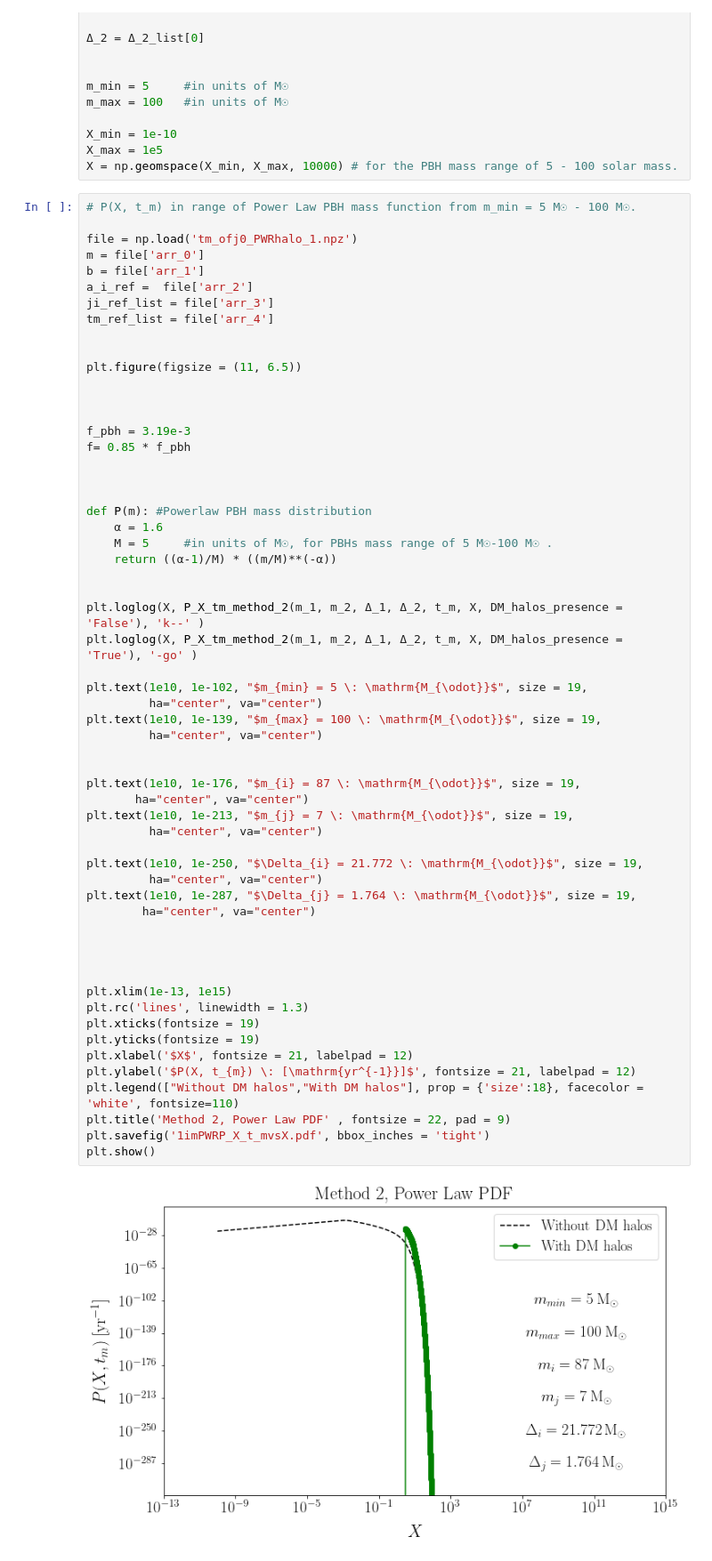
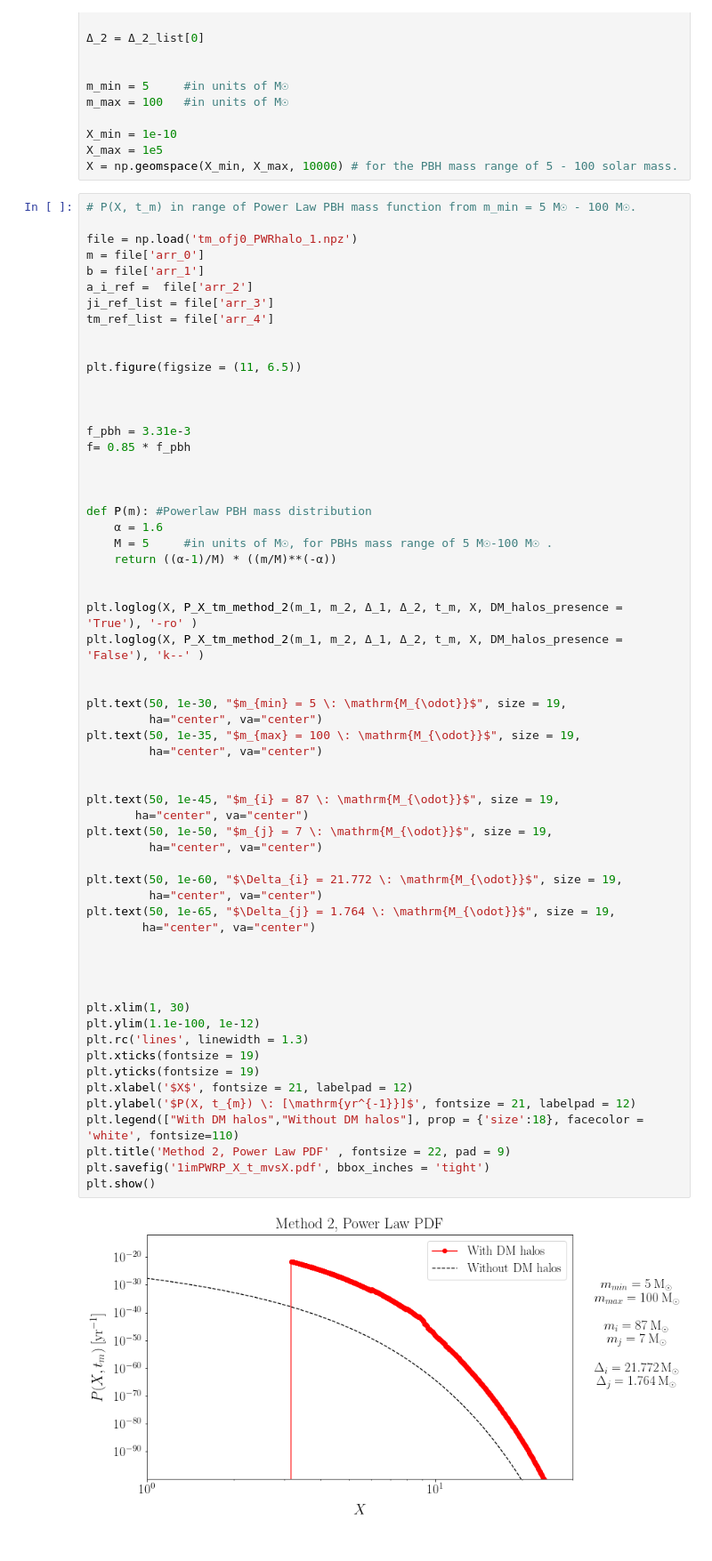
Before and after one commit to pratibhajangra591/Ifca-github, a Jupyter notebook: distributions_method2.ipynb, the cells around one changed output. Shown at 89% size. Cells and saved outputs as stored; diff of their text form.

```diff
--- a/distributions_method2.ipynb
+++ b/distributions_method2.ipynb
@@ -269,7 +269,7 @@ plt.figure(figsize = (11, 6.5))
 
 
 
-f_pbh = 3.19e-3
+f_pbh = 3.31e-3
 f= 0.85 * f_pbh
 
 
@@ -277,43 +277,45 @@ f= 0.85 * f_pbh
 def P(m): #Powerlaw PBH mass distribution
     α = 1.6
     M = 5     #in units of M☉, for PBHs mass range of 5 M☉-100 M☉ .
     return ((α-1)/M) * ((m/M)**(-α))
 
 
+plt.loglog(X, P_X_tm_method_2(m_1, m_2, Δ_1, Δ_2, t_m, X, DM_halos_presence = 'True'), '-ro' )
 plt.loglog(X, P_X_tm_method_2(m_1, m_2, Δ_1, Δ_2, t_m, X, DM_halos_presence = 'False'), 'k--' )
-plt.loglog(X, P_X_tm_method_2(m_1, m_2, Δ_1, Δ_2, t_m, X, DM_halos_presence = 'True'), '-go' )
 
-plt.text(1e10, 1e-102, "$m_{min} = 5 \: \mathrm{M_{\odot}}$", size = 19,
+
+plt.text(50, 1e-30, "$m_{min} = 5 \: \mathrm{M_{\odot}}$", size = 19,
          ha="center", va="center")
-plt.text(1e10, 1e-139, "$m_{max} = 100 \: \mathrm{M_{\odot}}$", size = 19,
+plt.text(50, 1e-35, "$m_{max} = 100 \: \mathrm{M_{\odot}}$", size = 19,
          ha="center", va="center")
 
 
-plt.text(1e10, 1e-176, "$m_{i} = 87 \: \mathrm{M_{\odot}}$", size = 19,
+plt.text(50, 1e-45, "$m_{i} = 87 \: \mathrm{M_{\odot}}$", size = 19,
        ha="center", va="center")
-plt.text(1e10, 1e-213, "$m_{j} = 7 \: \mathrm{M_{\odot}}$", size = 19,
+plt.text(50, 1e-50, "$m_{j} = 7 \: \mathrm{M_{\odot}}$", size = 19,
          ha="center", va="center")
 
-plt.text(1e10, 1e-250, "$\Delta_{i} = 21.772 \: \mathrm{M_{\odot}}$", size = 19,
+plt.text(50, 1e-60, "$\Delta_{i} = 21.772 \: \mathrm{M_{\odot}}$", size = 19,
          ha="center", va="center")
-plt.text(1e10, 1e-287, "$\Delta_{j} = 1.764 \: \mathrm{M_{\odot}}$", size = 19,
+plt.text(50, 1e-65, "$\Delta_{j} = 1.764 \: \mathrm{M_{\odot}}$", size = 19,
         ha="center", va="center")
 
 
 
 
-plt.xlim(1e-13, 1e15)
+plt.xlim(1, 30)
+plt.ylim(1.1e-100, 1e-12)
 plt.rc('lines', linewidth = 1.3)
 plt.xticks(fontsize = 19)
 plt.yticks(fontsize = 19)
 plt.xlabel('$X$', fontsize = 21, labelpad = 12)
 plt.ylabel('$P(X, t_{m}) \: [\mathrm{yr^{-1}}]$', fontsize = 21, labelpad = 12)
-plt.legend(["Without DM halos","With DM halos"], prop = {'size':18}, facecolor = 'white', fontsize=110)
+plt.legend(["With DM halos","Without DM halos"], prop = {'size':18}, facecolor = 'white', fontsize=110)
 plt.title('Method 2, Power Law PDF' , fontsize = 22, pad = 9)
 plt.savefig('1imPWRP_X_t_mvsX.pdf', bbox_inches = 'tight')
 plt.show()
 # %% [output]
-[figure, old version]
+[figure, new version]
 # %%
 # P(X, t_m) in range of Lognormal PBH mass function from m_min = 5 M☉ - 100 M☉.
 
```
Also changed, not shown: parts of 4 cells of this notebook.
